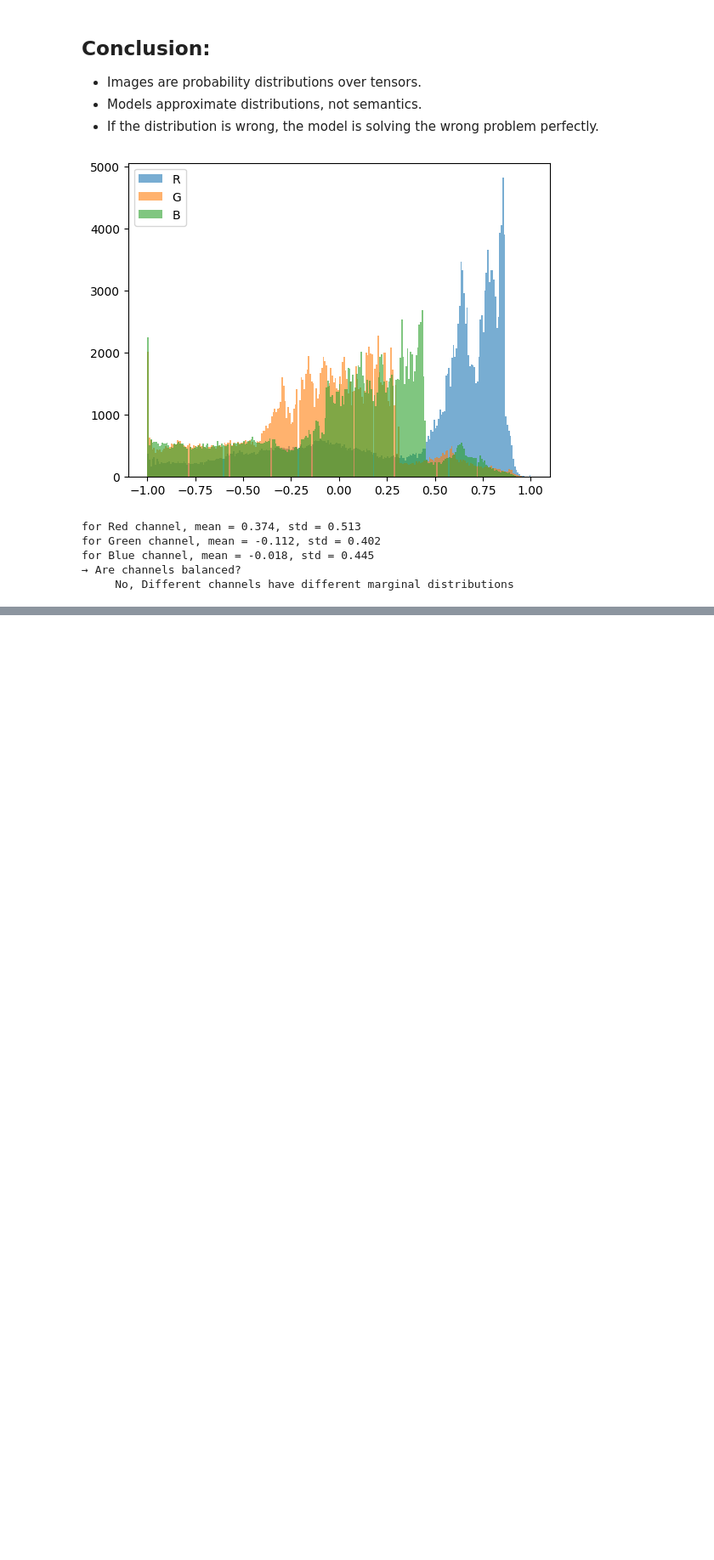
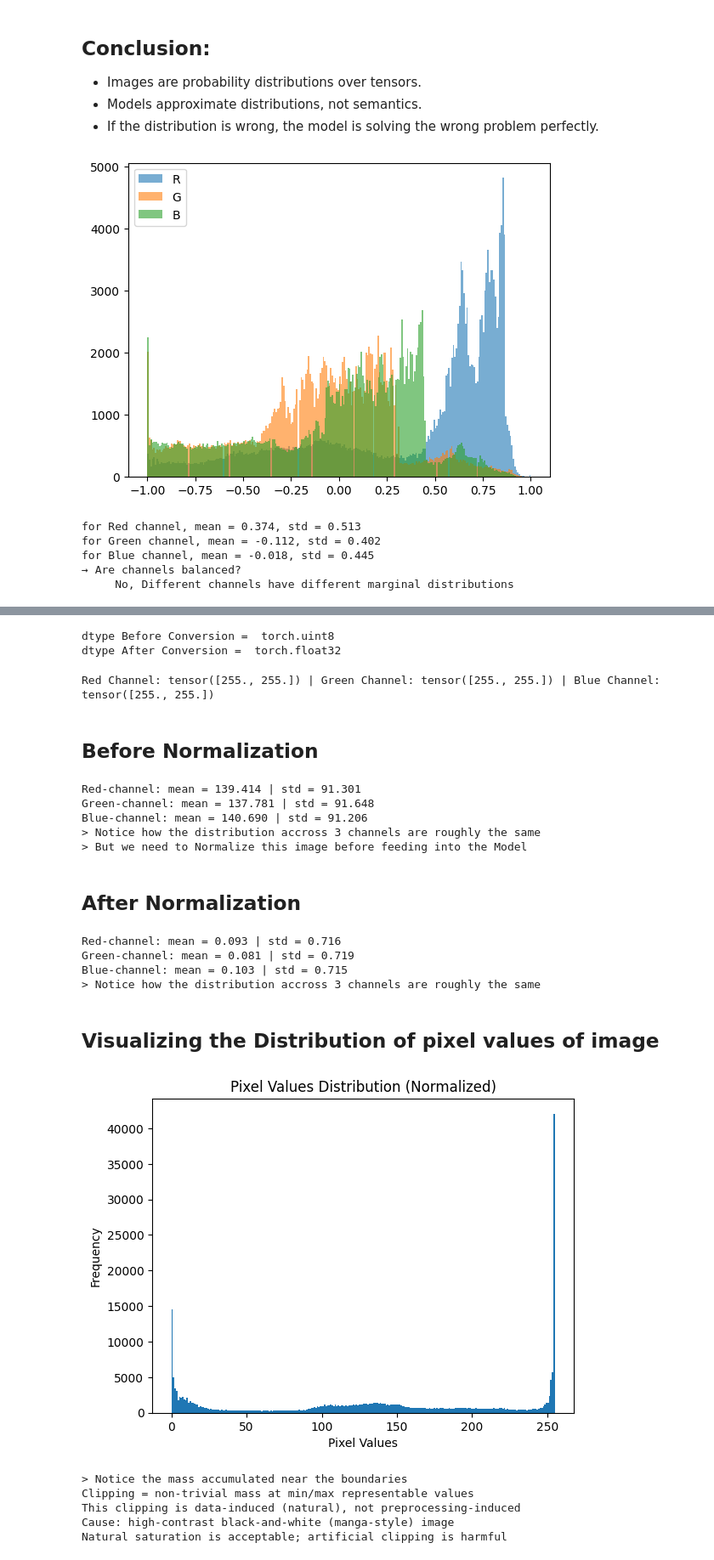
Before and after one commit to Himanshu7921/GenerateVision, a Jupyter notebook: notebooks/01_understanding_images.ipynb, the cells around one changed output, grey strips where cells are left out. Shown at 85% size. Drawn from its saved outputs; the diff is of its cells as text; code cells hidden in the pictures; blank space fills up the shorter version.

```diff
--- a/notebooks/01_understanding_images.ipynb
+++ b/notebooks/01_understanding_images.ipynb
@@ -255,0 +267,75 @@ for Blue channel, mean = -0.018, std = 0.445
+# %%
+## Now convert this image to tensor
+import torchvision.transforms as T
+import torch
+img_tensor = T.PILToTensor()(img)
+print("dtype Before Conversion = ", img_tensor.dtype)
+img_tensor = img_tensor.to(dtype = torch.float32)
+print("dtype After Conversion = ", img_tensor.dtype)
+# %% [output]
+dtype Before Conversion =  torch.uint8
+dtype After Conversion =  torch.float32
+# %%
+## Checking shapes and Extracting the Channels
+img_tensor_shape = img_tensor.shape # (C, H, W)
+red_channel = img_tensor[-3][0]
+green_channel = img_tensor[-3][1]
+blue_channel = img_tensor[-3][2]
+print(f"Red Channel: {red_channel[:2]} | Green Channel: {green_channel[:2]} | Blue Channel: {blue_channel[:2]}")
+# %% [output]
+Red Channel: tensor([255., 255.]) | Green Channel: tensor([255., 255.]) | Blue Channel: tensor([255., 255.])
+# %% [markdown]
+## Before Normalization
+# %%
+## Check Channel's Distribution
+for channel_idx, channel_name in zip(range(img_tensor.shape[-3]), ["Red", "Green", "Blue"]):
+    mean = img_tensor[channel_idx].mean()
+    std = img_tensor[channel_idx].std()
+    print(f"{channel_name}-channel: mean = {mean:.3f} | std = {std:.3f}")
+
+print("> Notice how the distribution accross 3 channels are roughly the same")
+print("> But we need to Normalize this image before feeding into the Model")
+# %% [output]
+Red-channel: mean = 139.414 | std = 91.301
+Green-channel: mean = 137.781 | std = 91.648
+Blue-channel: mean = 140.690 | std = 91.206
+> Notice how the distribution accross 3 channels are roughly the same
+> But we need to Normalize this image before feeding into the Model
+# %% [markdown]
+## After Normalization
+# %%
+## Check Channel's Distribution
+img_tensor_norm = (img_tensor / 127.5) - 1.0 # Normalize this image
+for channel_idx, channel_name in zip(range(img_tensor_norm.shape[-3]), ["Red", "Green", "Blue"]):
+    mean = img_tensor_norm[channel_idx].mean()
+    std = img_tensor_norm[channel_idx].std()
+    print(f"{channel_name}-channel: mean = {mean:.3f} | std = {std:.3f}")
+
+print("> Notice how the distribution accross 3 channels are roughly the same")
+# %% [output]
+Red-channel: mean = 0.093 | std = 0.716
+Green-channel: mean = 0.081 | std = 0.719
+Blue-channel: mean = 0.103 | std = 0.715
+> Notice how the distribution accross 3 channels are roughly the same
+# %% [markdown]
+## Visualizing the Distribution of pixel values of image
+# %%
+plt.title("Pixel Values Distribution (Normalized)")
+plt.hist(img_tensor.flatten(), bins=256)
+plt.xlabel("Pixel Values")
+plt.ylabel("Frequency")
+plt.show()
+
+print("> Notice the mass accumulated near the boundaries")
+print("Clipping = non-trivial mass at min/max representable values")
+
+print("This clipping is data-induced (natural), not preprocessing-induced")
+print("Cause: high-contrast black-and-white (manga-style) image")
+print("Natural saturation is acceptable; artificial clipping is harmful")
+# %% [output]
+[figure, added]
+> Notice the mass accumulated near the boundaries
+Clipping = non-trivial mass at min/max representable values
+This clipping is data-induced (natural), not preprocessing-induced
+Cause: high-contrast black-and-white (manga-style) image
+Natural saturation is acceptable; artificial clipping is harmful
```
Also changed, not shown: parts of 6 cells of this notebook.
